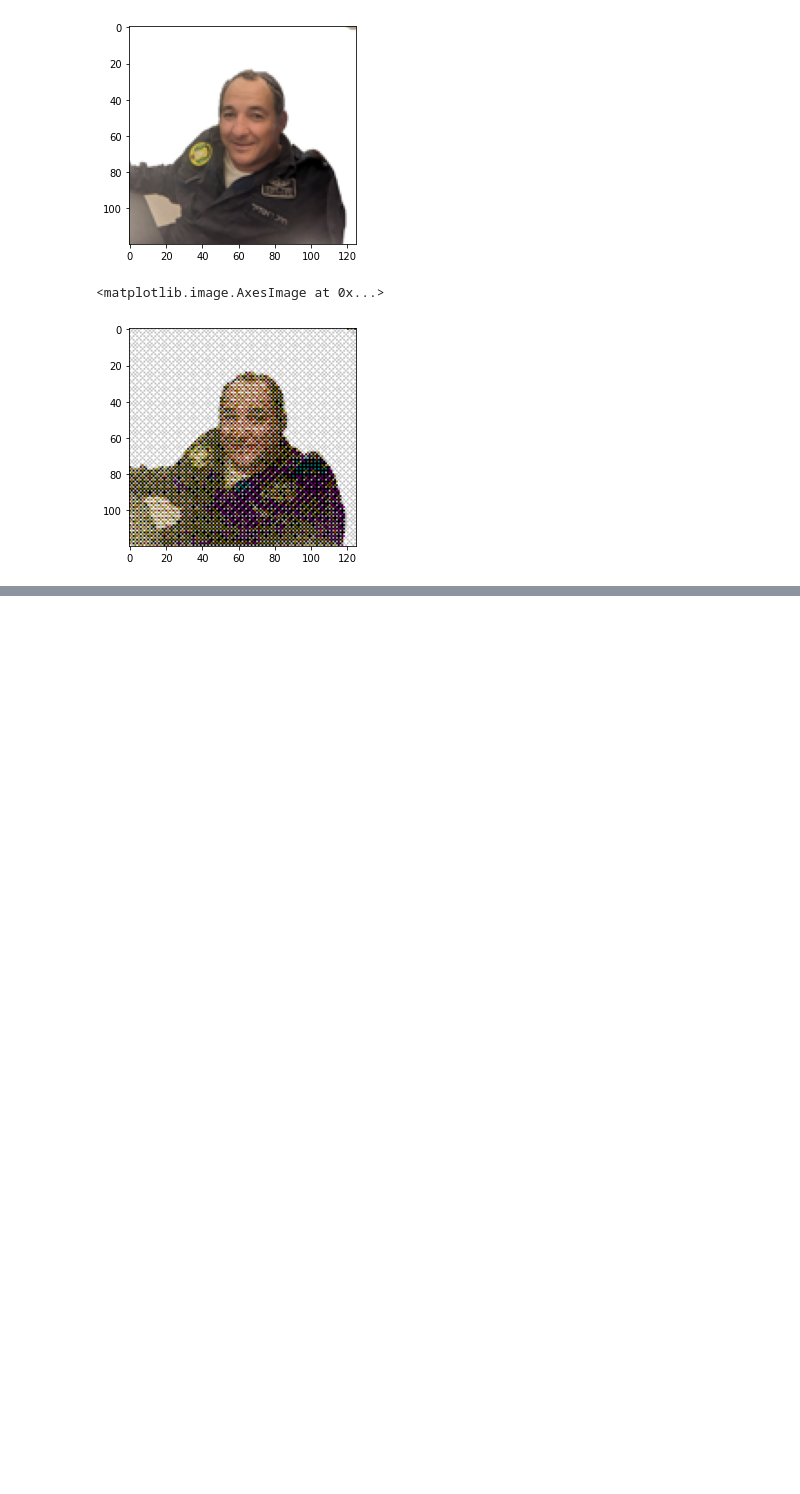
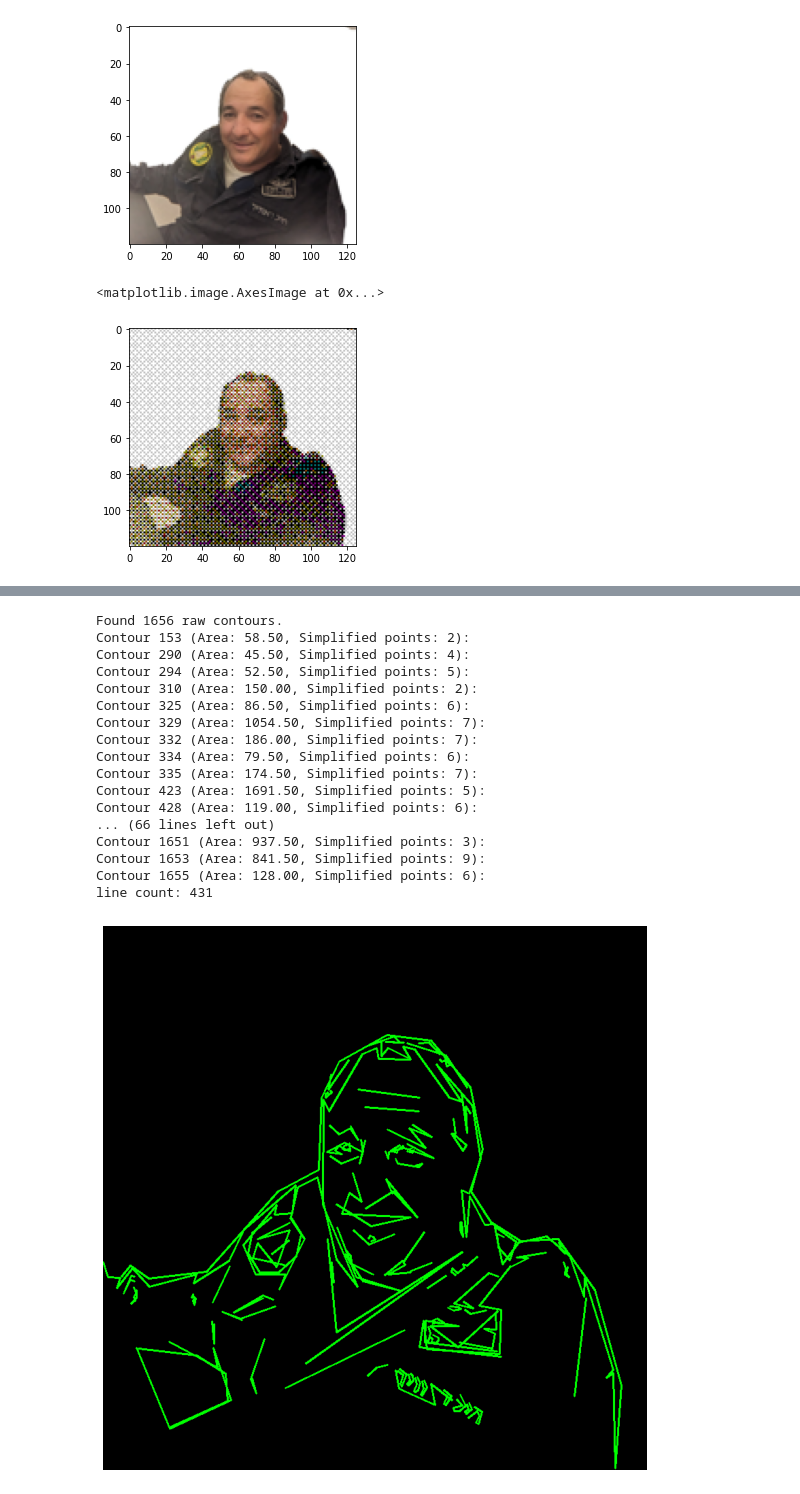
Before and after one commit to Ziv-spec/randomfun, a Jupyter notebook: ml/face.ipynb, the cells around one changed output, grey strips where cells are left out. Drawn from its saved outputs; the diff is of its cells as text; code cells hidden in the pictures; blank space fills up the shorter version.

```diff
--- a/ml/face.ipynb
+++ b/ml/face.ipynb
@@ -213,0 +170,71 @@ with open('face.img', '+a') as face_img:
+# %%
+import cv2
+# img = cv2.imread(image_path, cv2.IMREAD_GRAYSCALE)
+# edges_img = cv2.Canny(img, 50, 130)
+contours, hierarchy = cv.findContours(gray_bitwise_hed_and_threshold, cv.RETR_CCOMP, cv.CHAIN_APPROX_SIMPLE)
+output_image = np.zeros((img.shape[0], img.shape[1], 3), dtype=np.uint8) # 3 channels for color
+
+min_area_threshold = 40
+filtered_contours = []
+vectorized_lines = []
+
+print(f"Found {len(contours)} raw contours.")
+
+vector_to_macro = []
+for i, contour in enumerate(contours):
+
+  # Filter out small contours which might be noise
+  area = cv.contourArea(contour)
+  if area < min_area_threshold:
+    continue
+
+  perimeter = cv2.arcLength(contour, True)
+  # NOTE: fine tune the epsilon factor to your needs ( larger contours need more details )
+  epsilon_factor = 0.002 if contour.shape[0] > 1000 else 0.034
+  epsilon = epsilon_factor * perimeter
+  # Approximate the contour with a polygon (Ramer-Douglas-Peucker algorithm)
+  approx = cv2.approxPolyDP(contour, epsilon, True)
+  color = (0, 255, 0)
+
+  # Store the line segments
+  # Each point in 'approx' is a vertex of the simplified polygon.
+  # We connect consecutive points to form line segments.
+  print(f"Contour {i} (Area: {area:.2f}, Simplified points: {len(approx)}):")
+  approx_lines = []
+  for j in range(len(approx)):
+    p1 = approx[j][0]
+    p2 = approx[(j + 1) % len(approx)][0] # Connect last point to first for closed contour
+    line_segment = [list(p1), list(p2)]
+    vectorized_lines.append(line_segment)
+    approx_lines.append(list(p1))
+  vector_to_macro.append(approx_lines)
+vector_to_macro = vector_to_macro[6:-1]
+for lines in vector_to_macro:
+  for line in zip(lines, lines[1:]):
+    p1, p2 = line
+    cv.line(output_image,p1, p2,(0, 255,0),2)
+
+plt.subplots(figsize=(10, 10))
+plt.axis('off')
+plt.imshow(output_image)
+
+print('line count:', len(sum(vector_to_macro, [])))
+# %% [output]
+Found 1656 raw contours.
+Contour 153 (Area: 58.50, Simplified points: 2):
+Contour 290 (Area: 45.50, Simplified points: 4):
+Contour 294 (Area: 52.50, Simplified points: 5):
+Contour 310 (Area: 150.00, Simplified points: 2):
+Contour 325 (Area: 86.50, Simplified points: 6):
+Contour 329 (Area: 1054.50, Simplified points: 7):
+Contour 332 (Area: 186.00, Simplified points: 7):
+Contour 334 (Area: 79.50, Simplified points: 6):
+Contour 335 (Area: 174.50, Simplified points: 7):
+Contour 423 (Area: 1691.50, Simplified points: 5):
+Contour 428 (Area: 119.00, Simplified points: 6):
+... (66 lines left out)
+Contour 1651 (Area: 937.50, Simplified points: 3):
+Contour 1653 (Area: 841.50, Simplified points: 9):
+Contour 1655 (Area: 128.00, Simplified points: 6):
+line count: 431
+[figure, added]
```
Also changed, not shown: parts of 10 cells of this notebook, 2 other files.
